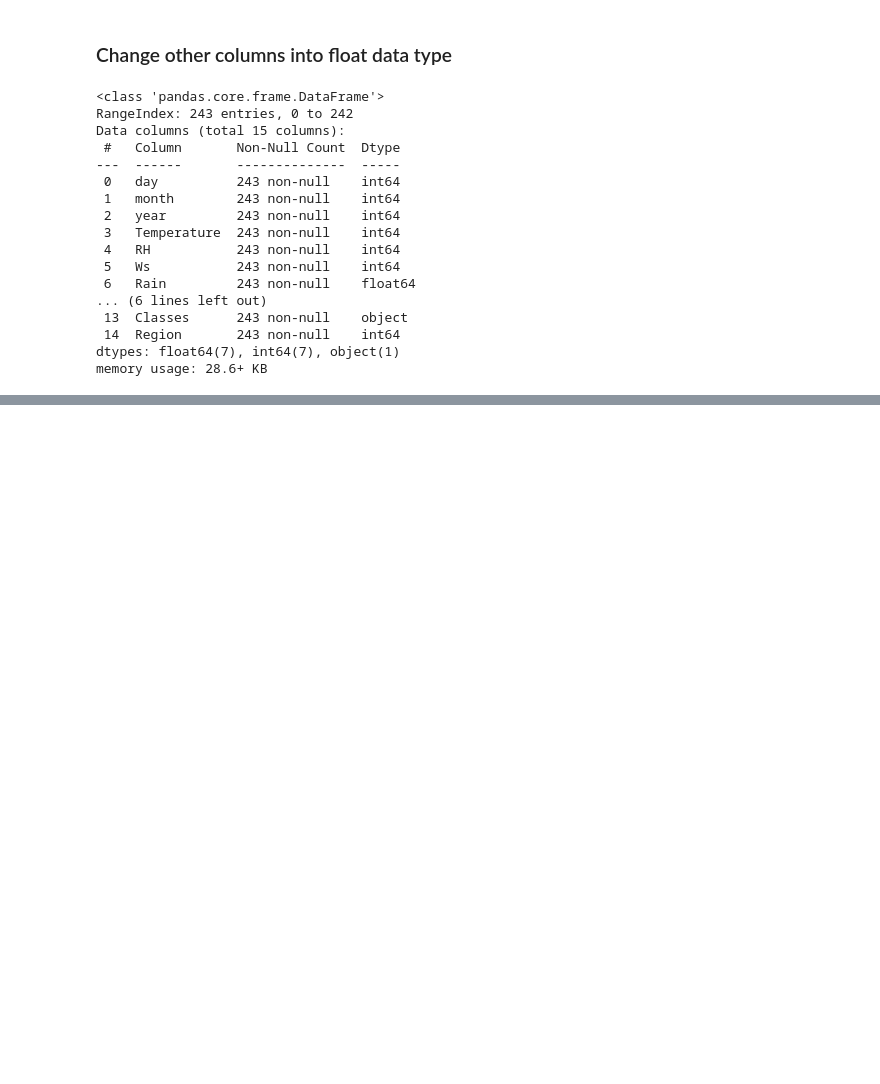
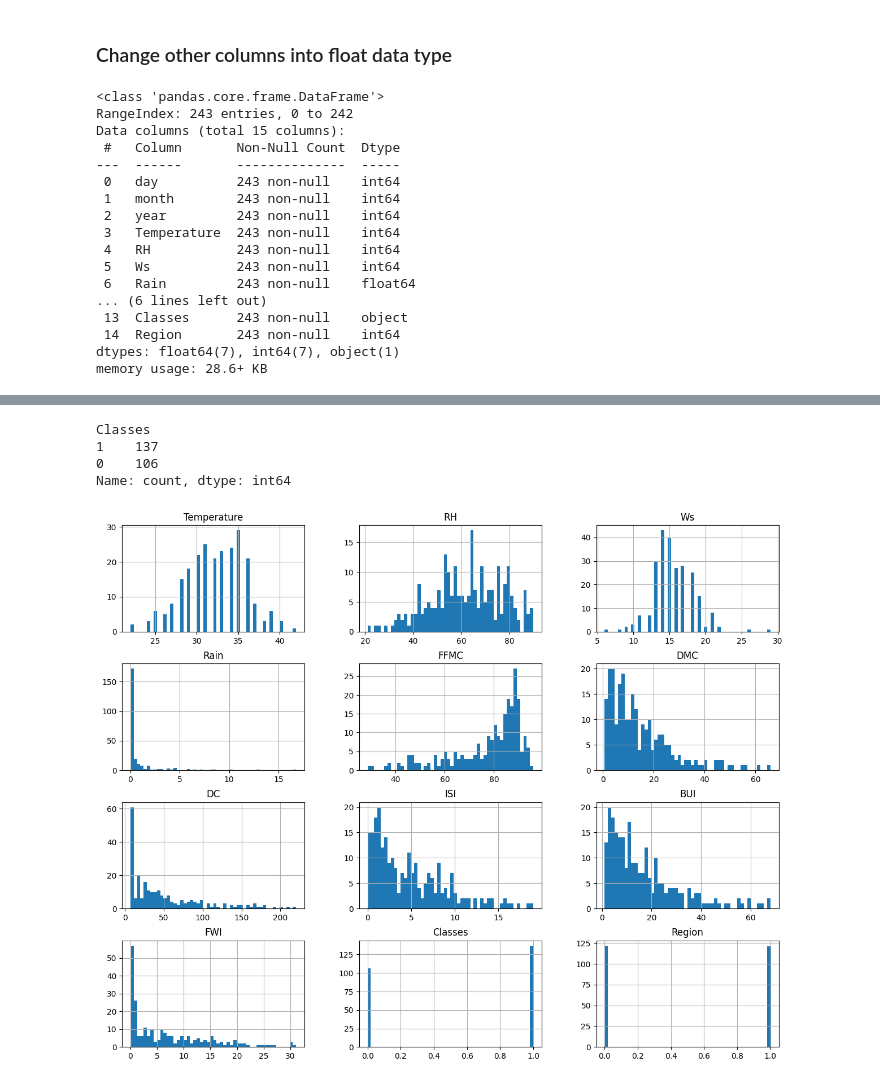
Before and after one commit to manjuq/forest_fire_prediction, a Jupyter notebook: EDA_forest_fire.ipynb, the cells around one changed output, grey strips where cells are left out. Saved outputs shown, nothing was run; the diff lists cells and outputs as text; code cells hidden in the pictures; blank space fills up the shorter version.

```diff
--- a/EDA_forest_fire.ipynb
+++ b/EDA_forest_fire.ipynb
@@ -159,0 +168,4 @@ df.describe()
+# %%
+#drop unnecesary columns
+df_copy = df.drop(['day', 'month', 'year'], axis=1)
+df_copy.head()
@@ -159,0 +193,16 @@ df.describe()
+# %%
+#Encoding of Classes into categories and remove extra spaces and converting to lowercase
+df_copy['Classes'] = df_copy['Classes'].apply(lambda x: 0 if x.strip().lower()=='not fire' else 1 )
+df_copy.head()
+df_copy['Classes'].value_counts()
+# %% [output]
+Classes
+1    137
+0    106
+Name: count, dtype: int64
+# %%
+#plot density plot for all features
+df_copy.hist(bins=50, figsize=(15,12))
+plt.show()
+# %% [output]
+[figure, added]
```
Also changed, not shown: parts of 12 cells of this notebook, 1 other file.
